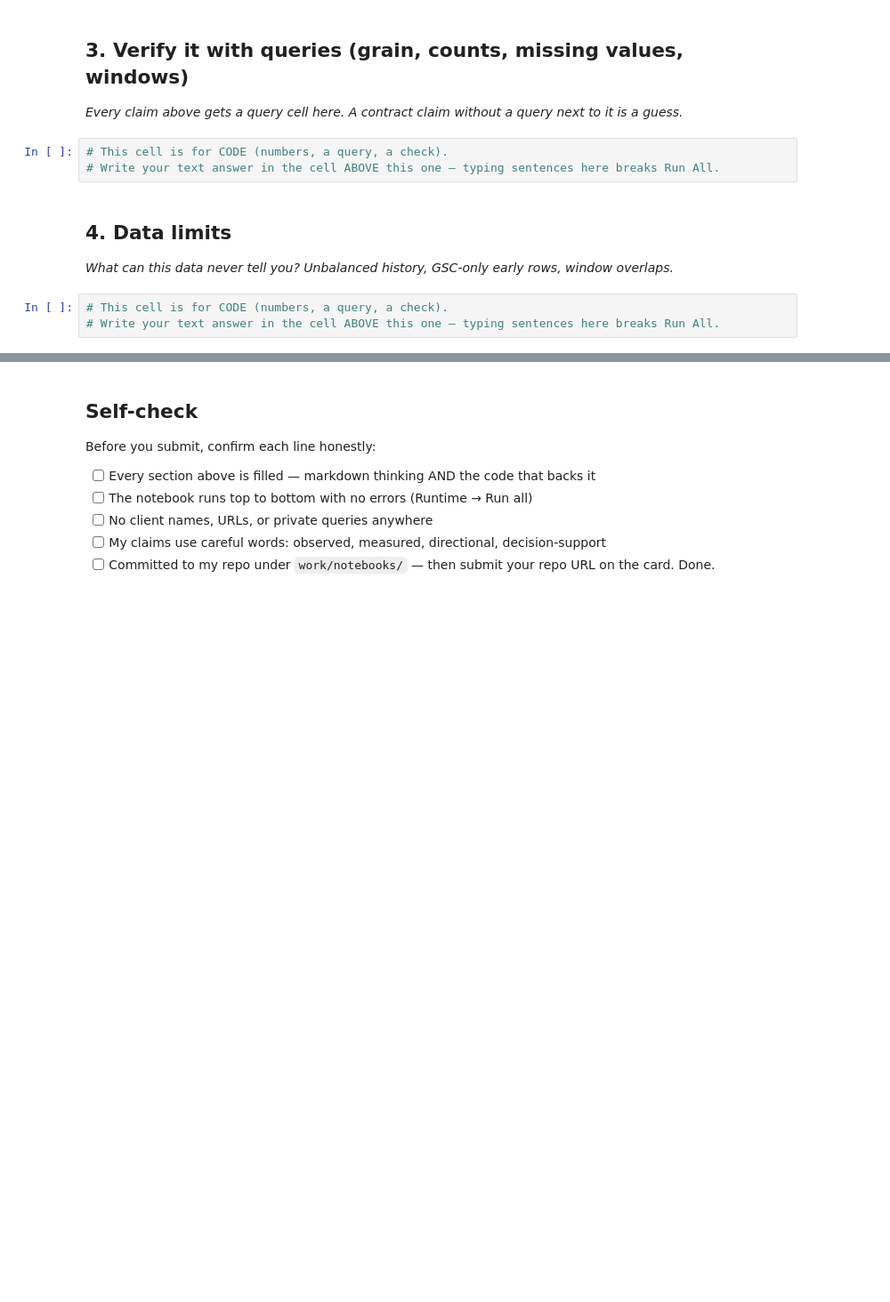
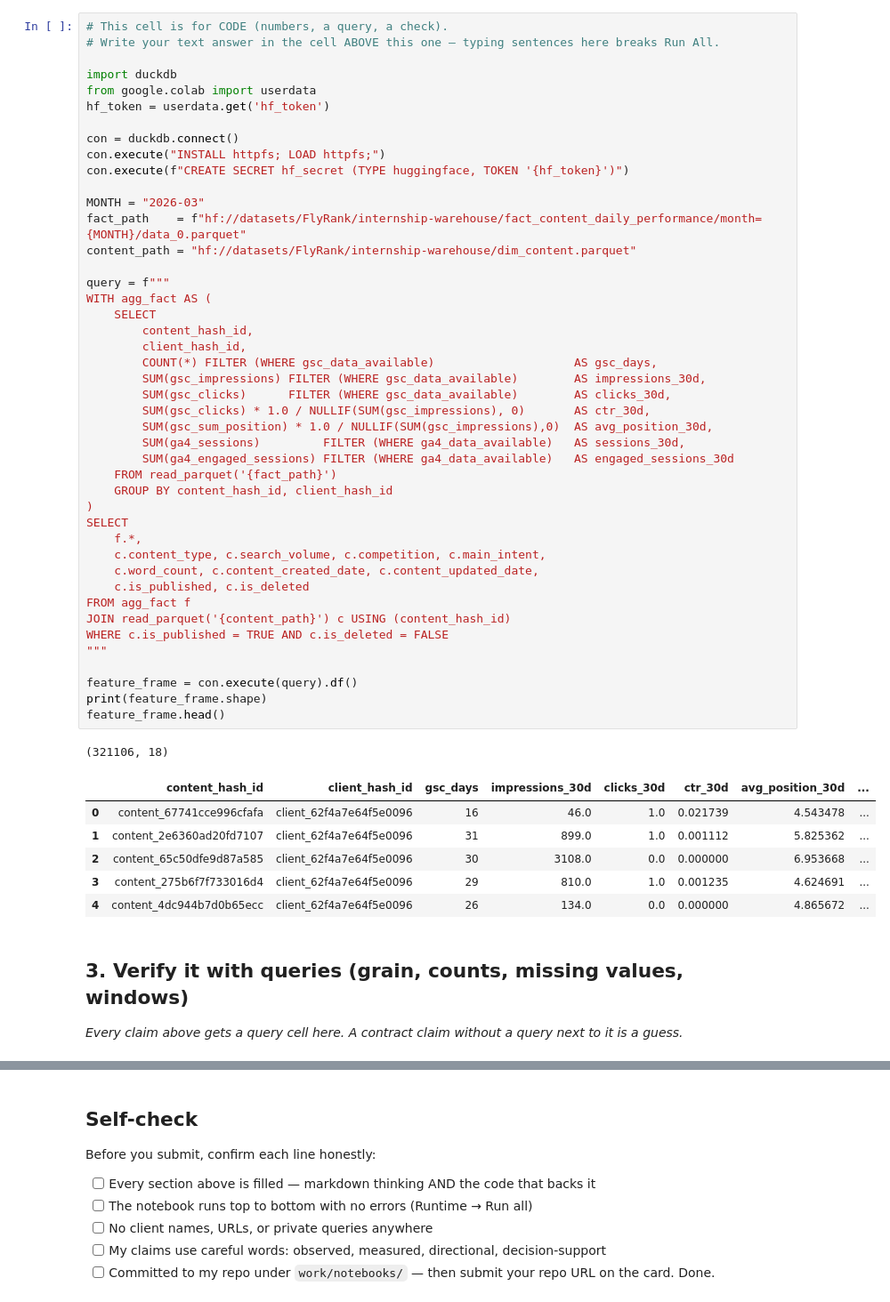
Before and after one commit to SafeeAkmal/FlyRank-ML-internship-tasks, a Jupyter notebook: work/notebooks/w03_data_contract.ipynb, the cells around one changed output, grey strips where cells are left out. Shown at 89% size. Cells and saved outputs as stored; diff of their text form; blank space fills up the shorter version.

Commit message:
Completed Data Contract and backed the made claims

```diff
--- a/work/notebooks/w03_data_contract.ipynb
+++ b/work/notebooks/w03_data_contract.ipynb
@@ -23,14 +85,56 @@ This skeleton is yours to fill. Work the sections **in order** — each one has
+# %%
+# This cell is for CODE (numbers, a query, a check).
+# Write your text answer in the cell ABOVE this one — typing sentences here breaks Run All.
+
+import duckdb
+from google.colab import userdata
+hf_token = userdata.get('hf_token')
+
+con = duckdb.connect()
+con.execute("INSTALL httpfs; LOAD httpfs;")
+con.execute(f"CREATE SECRET hf_secret (TYPE huggingface, TOKEN '{hf_token}')")
+
+MONTH = "2026-03"
+fact_path    = f"hf://datasets/FlyRank/internship-warehouse/fact_content_daily_performance/month={MONTH}/data_0.parquet"
+content_path = "hf://datasets/FlyRank/internship-warehouse/dim_content.parquet"
+
+query = f"""
+WITH agg_fact AS (
+    SELECT
+        content_hash_id,
+        client_hash_id,
+        COUNT(*) FILTER (WHERE gsc_data_available)                    AS gsc_days,
+        SUM(gsc_impressions) FILTER (WHERE gsc_data_available)        AS impressions_30d,
+        SUM(gsc_clicks)      FILTER (WHERE gsc_data_available)        AS clicks_30d,
+        SUM(gsc_clicks) * 1.0 / NULLIF(SUM(gsc_impressions), 0)       AS ctr_30d,
+        SUM(gsc_sum_position) * 1.0 / NULLIF(SUM(gsc_impressions),0)  AS avg_position_30d,
+        SUM(ga4_sessions)         FILTER (WHERE ga4_data_available)   AS sessions_30d,
+        SUM(ga4_engaged_sessions) FILTER (WHERE ga4_data_available)   AS engaged_sessions_30d
+    FROM read_parquet('{fact_path}')
+    GROUP BY content_hash_id, client_hash_id
+)
+SELECT
+    f.*,
+    c.content_type, c.search_volume, c.competition, c.main_intent,
+    c.word_count, c.content_created_date, c.content_updated_date,
+    c.is_published, c.is_deleted
+FROM agg_fact f
+JOIN read_parquet('{content_path}') c USING (content_hash_id)
+WHERE c.is_published = TRUE AND c.is_deleted = FALSE
+"""
+
+feature_frame = con.execute(query).df()
+print(feature_frame.shape)
+feature_frame.head()
+# %% [output]
+(321106, 18)
+|  | content_hash_id | client_hash_id | gsc_days | impressions_30d | clicks_30d | ctr_30d | avg_position_30d | ... |
+| 0 | content_67741cce996cfafa | client_62f4a7e64f5e0096 | 16 | 46.0 | 1.0 | 0.021739 | 4.543478 | ... |
+| 1 | content_2e6360ad20fd7107 | client_62f4a7e64f5e0096 | 31 | 899.0 | 1.0 | 0.001112 | 5.825362 | ... |
+| 2 | content_65c50dfe9d87a585 | client_62f4a7e64f5e0096 | 30 | 3108.0 | 0.0 | 0.000000 | 6.953668 | ... |
+| 3 | content_275b6f7f733016d4 | client_62f4a7e64f5e0096 | 29 | 810.0 | 1.0 | 0.001235 | 4.624691 | ... |
+| 4 | content_4dc944b7d0b65ecc | client_62f4a7e64f5e0096 | 26 | 134.0 | 0.0 | 0.000000 | 4.865672 | ... |
 # %% [markdown]
 ## 3. Verify it with queries (grain, counts, missing values, windows)
 
 *Every claim above gets a query cell here. A contract claim without a query next to it is a guess.*
-# %%
-# This cell is for CODE (numbers, a query, a check).
-# Write your text answer in the cell ABOVE this one — typing sentences here breaks Run All.
-# %% [markdown]
-## 4. Data limits
-
-*What can this data never tell you? Unbalanced history, GSC-only early rows, window overlaps.*
-# %%
-# This cell is for CODE (numbers, a query, a check).
-# Write your text answer in the cell ABOVE this one — typing sentences here breaks Run All.
```
Also changed, not shown: parts of 10 cells of this notebook.
